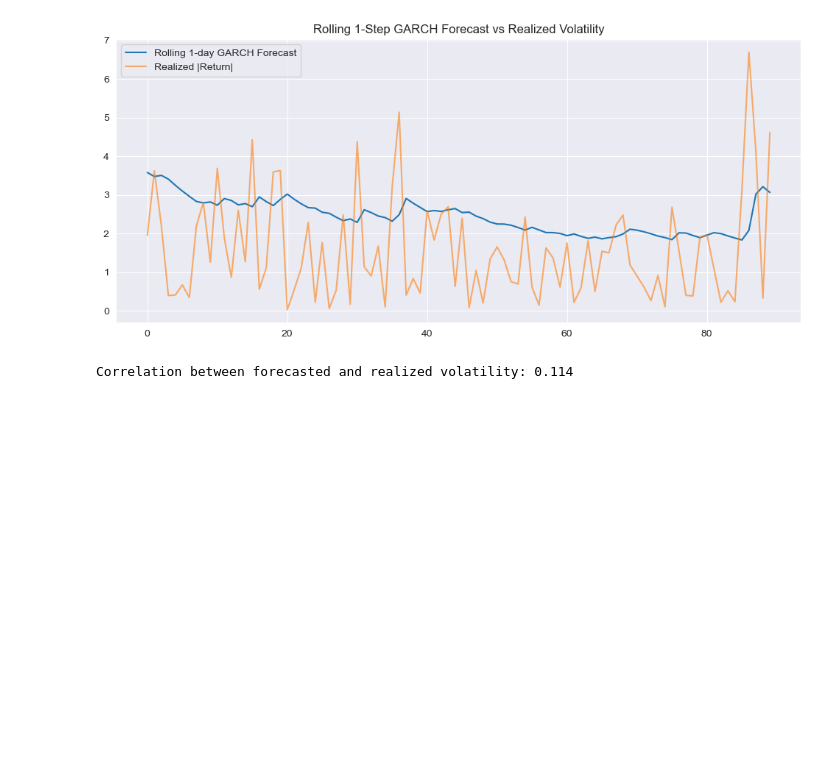
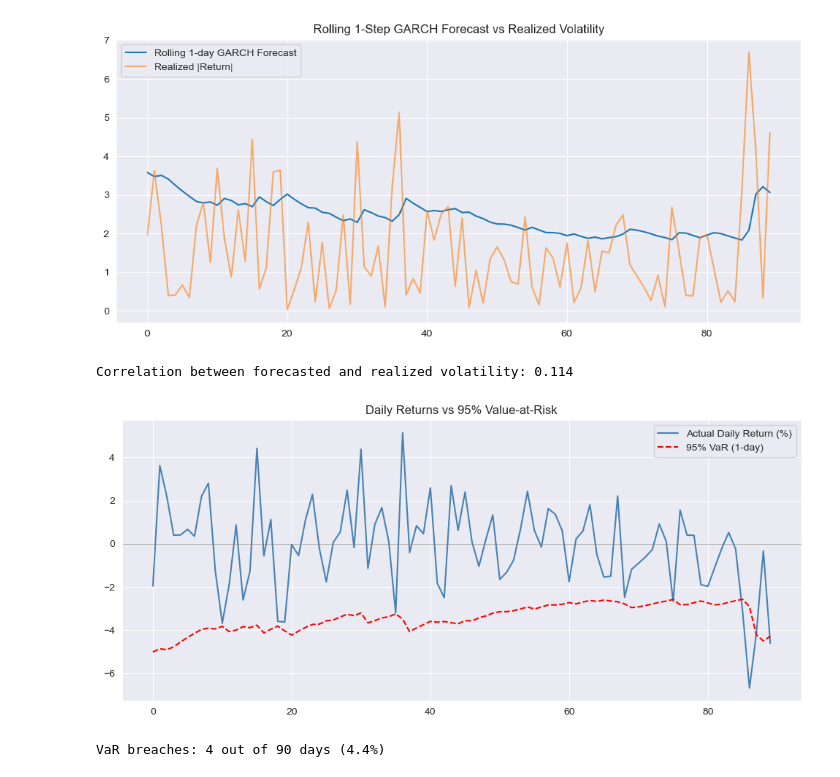
Before and after one commit to MADEKUOROYE/bitcoin-volatility-forecasting, a Jupyter notebook: notebooks/01_edabitcoin.ipynb, the cells around one changed output. Cells and saved outputs as stored; diff of their text form; code cells hidden in the pictures; blank space fills up the shorter version.

```diff
--- a/notebooks/01_edabitcoin.ipynb
+++ b/notebooks/01_edabitcoin.ipynb
@@ -340,12 +342,27 @@ Correlation between forecasted and realized volatility: 0.114
 # %%
+from scipy.stats import t as t_dist
 
+# Use your rolling forecasts (volatility in % terms) and the fitted nu
+nu = result.params['nu']
+confidence = 0.05  # 95% VaR
 
+# t-distribution quantile, scaled to match standardized t variance
+t_quantile = t_dist.ppf(confidence, df=nu) * np.sqrt((nu-2)/nu)
 
+# VaR for each day in test set (in % terms, then convert back)
+var_95 = t_quantile * np.array(rolling_preds)
 
+plt.figure(figsize=(12,5))
+plt.plot(test.values, label='Actual Daily Return (%)', color='steelblue')
+plt.plot(var_95, label='95% VaR (1-day)', color='red', linestyle='--')
+plt.axhline(0, color='gray', linewidth=0.5)
+plt.legend()
+plt.title('Daily Returns vs 95% Value-at-Risk')
+plt.show()
 
-
-
-
-git add .
-git commit -m "Phase 3: GARCH(1,1) volatility modeling - static and rolling forecasts"
-git push
+# Backtest: how often did losses actually exceed VaR?
+breaches = (test.values < var_95).sum()
+print(f"VaR breaches: {breaches} out of {len(test)} days ({breaches/len(test)*100:.1f}%)")
+# %% [output]
+[figure, added]
+VaR breaches: 4 out of 90 days (4.4%)
```
Also changed, not shown: parts of 11 cells of this notebook.
